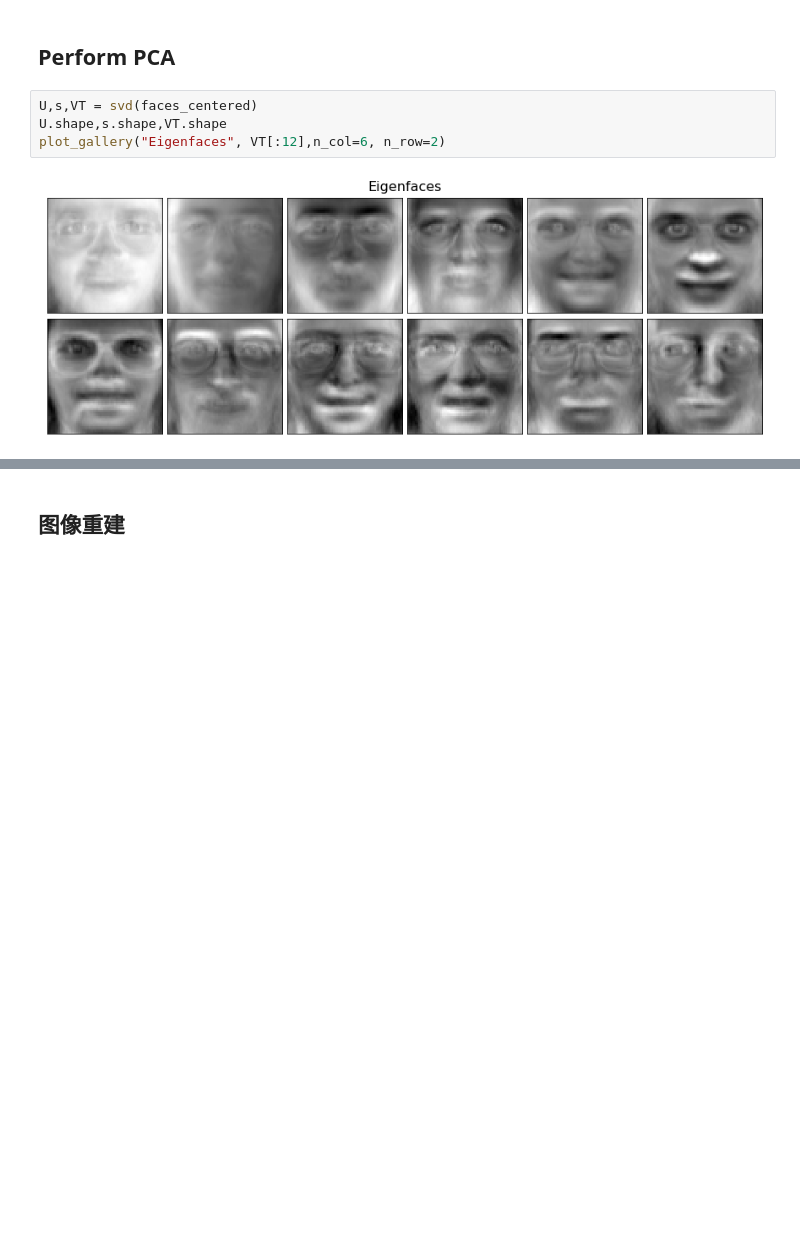
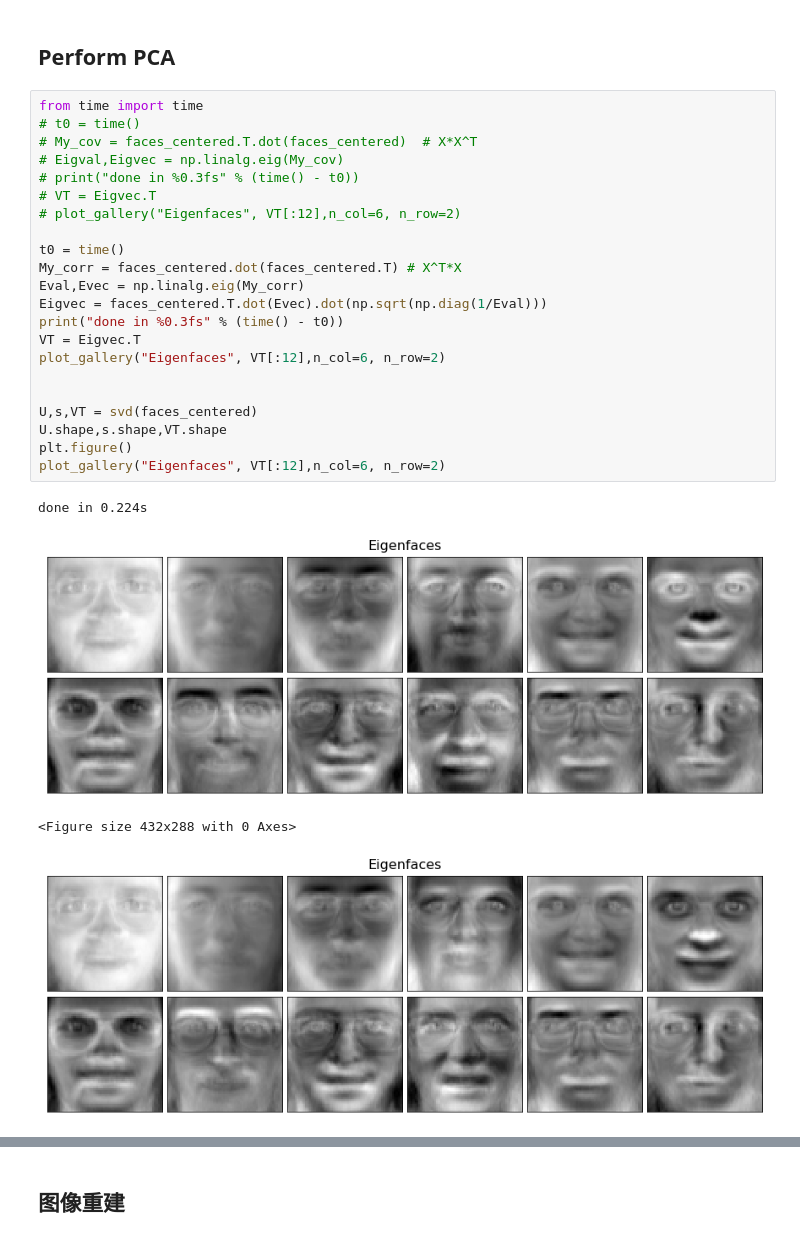
Before and after one commit to haitaozhao/PRSL, a Jupyter notebook: 10. Principal Component Analysis/compute_eigenfaces.ipynb, the cells around one changed output, grey strips where cells are left out. Drawn from its saved outputs; the diff is of its cells as text; blank space fills up the shorter version.

```diff
--- a/10. Principal Component Analysis/compute_eigenfaces.ipynb
+++ b/10. Principal Component Analysis/compute_eigenfaces.ipynb
@@ -46,9 +46,30 @@ plot_gallery("Centered Olivetti faces", faces_centered[:12],n_col=6, n_row=2)
 [figure]
 # %% [markdown]
 ## Perform PCA
-# %%
-U,s,VT = svd(faces_centered)
-U.shape,s.shape,VT.shape
-plot_gallery("Eigenfaces", VT[:12],n_col=6, n_row=2)
-# %% [output]
-[figure, removed]
+# %%
+from time import time
+# t0 = time()
+# My_cov = faces_centered.T.dot(faces_centered)  # X*X^T
+# Eigval,Eigvec = np.linalg.eig(My_cov)
+# print("done in %0.3fs" % (time() - t0))
+# VT = Eigvec.T
+# plot_gallery("Eigenfaces", VT[:12],n_col=6, n_row=2)
+
+t0 = time()
+My_corr = faces_centered.dot(faces_centered.T) # X^T*X
+Eval,Evec = np.linalg.eig(My_corr)
+Eigvec = faces_centered.T.dot(Evec).dot(np.sqrt(np.diag(1/Eval)))
+print("done in %0.3fs" % (time() - t0))
+VT = Eigvec.T
+plot_gallery("Eigenfaces", VT[:12],n_col=6, n_row=2)
+
+
+U,s,VT = svd(faces_centered)
+U.shape,s.shape,VT.shape
+plt.figure()
+plot_gallery("Eigenfaces", VT[:12],n_col=6, n_row=2)
+# %% [output]
+done in 0.224s
+[figure, added]
+<Figure size 432x288 with 0 Axes>
+[figure, added]
```
Also changed, not shown: parts of 6 cells of this notebook, 2 other files.
